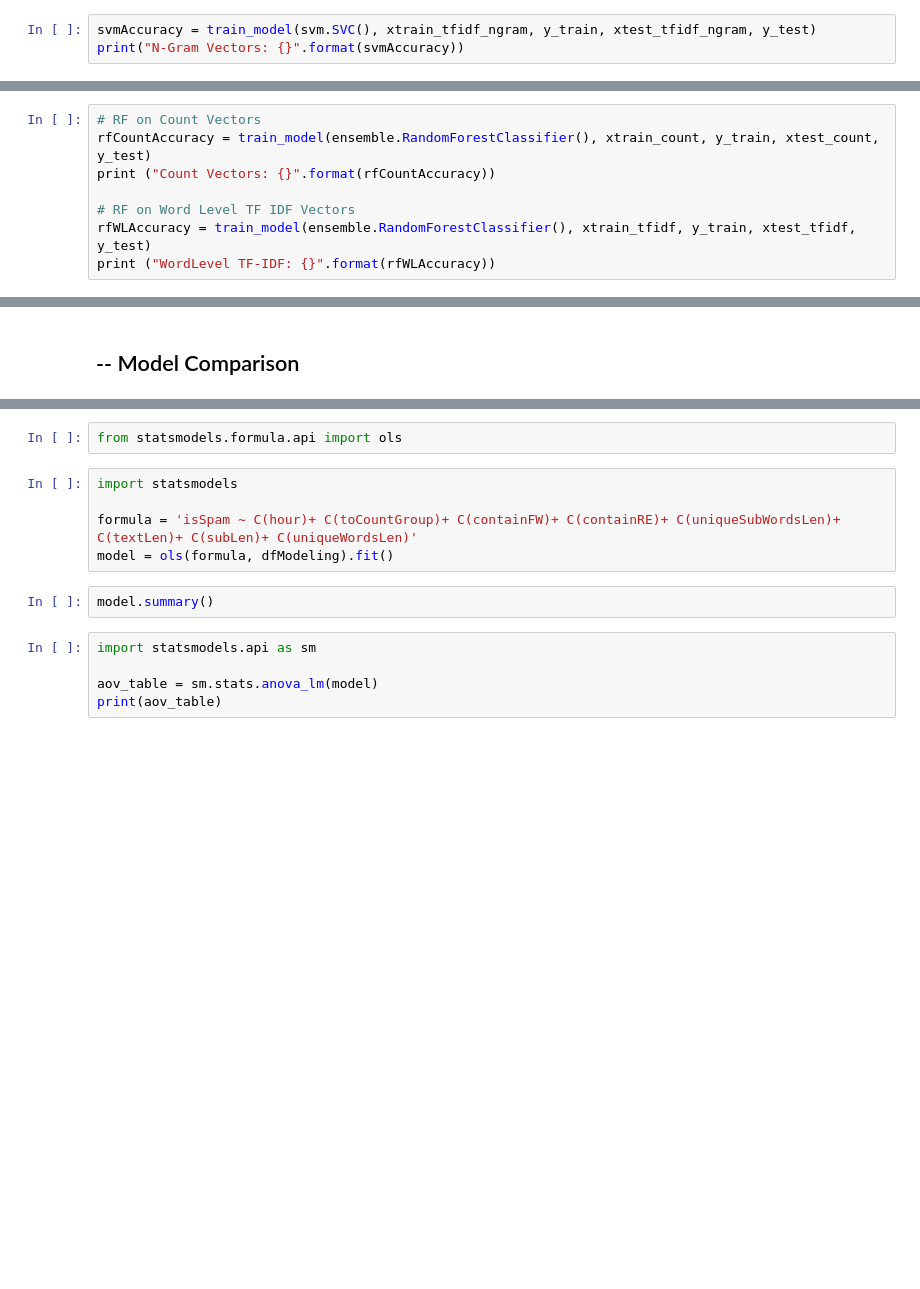
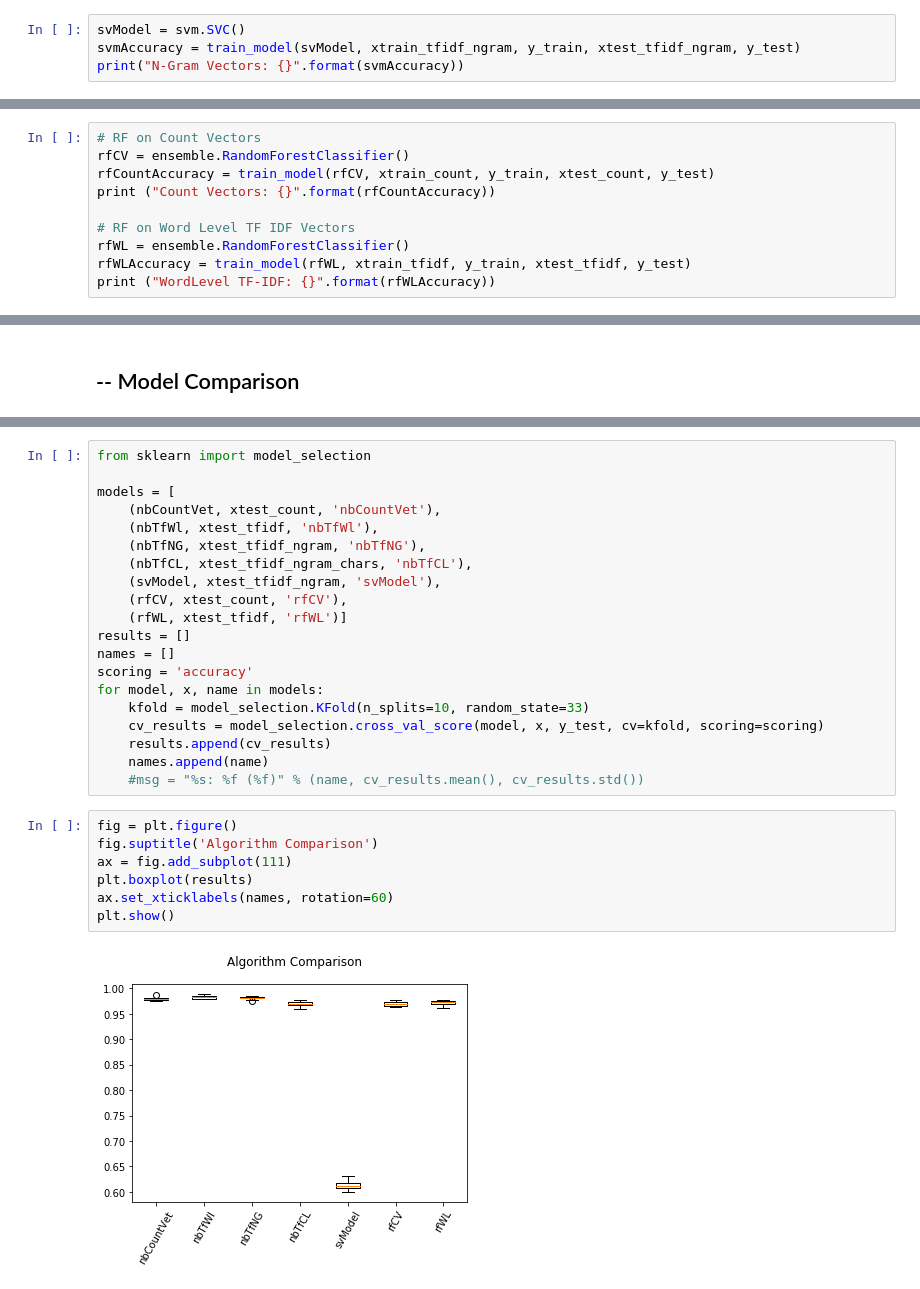
Before and after one commit to cordeiroph/SpamEmailClassifier, a Jupyter notebook: SpamEmailClassifier2.ipynb, the cells around one changed output, grey strips where cells are left out. Drawn from its saved outputs; the diff is of its cells as text; blank space fills up the shorter version.

```diff
--- a/SpamEmailClassifier2.ipynb
+++ b/SpamEmailClassifier2.ipynb
@@ -1417,6 +1364,7 @@ CharLevel Vectors:  0.9719549305041533
 # %% [markdown]
 ## --- SVM Model
 # %%
-svmAccuracy = train_model(svm.SVC(), xtrain_tfidf_ngram, y_train, xtest_tfidf_ngram, y_test)
+svModel = svm.SVC()
+svmAccuracy = train_model(svModel, xtrain_tfidf_ngram, y_train, xtest_tfidf_ngram, y_test)
 print("N-Gram Vectors: {}".format(svmAccuracy))
 # %% [output]
@@ -1425,10 +1373,12 @@ N-Gram Vectors: 0.6067110782136689
 ## --- Random Forest (Bagging Model)
 # %%
 # RF on Count Vectors
-rfCountAccuracy = train_model(ensemble.RandomForestClassifier(), xtrain_count, y_train, xtest_count, y_test)
+rfCV = ensemble.RandomForestClassifier()
+rfCountAccuracy = train_model(rfCV, xtrain_count, y_train, xtest_count, y_test)
 print ("Count Vectors: {}".format(rfCountAccuracy))
 
 # RF on Word Level TF IDF Vectors
-rfWLAccuracy = train_model(ensemble.RandomForestClassifier(), xtrain_tfidf, y_train, xtest_tfidf, y_test)
+rfWL = ensemble.RandomForestClassifier()
+rfWLAccuracy = train_model(rfWL, xtrain_tfidf, y_train, xtest_tfidf, y_test)
 print ("WordLevel TF-IDF: {}".format(rfWLAccuracy))
 # %% [output]
@@ -1453,14 +1389,29 @@ corr.style.background_gradient(cmap='coolwarm')
-# %%
-from statsmodels.formula.api import ols
-# %%
-import statsmodels
-
-formula = 'isSpam ~ C(hour)+ C(toCountGroup)+ C(containFW)+ C(containRE)+ C(uniqueSubWordsLen)+ C(textLen)+ C(subLen)+ C(uniqueWordsLen)'
-model = ols(formula, dfModeling).fit()
-# %%
-model.summary()
-# %%
-import statsmodels.api as sm
-
-aov_table = sm.stats.anova_lm(model)
-print(aov_table)
+# %%
+from sklearn import model_selection
+
+models = [
+    (nbCountVet, xtest_count, 'nbCountVet'),
+    (nbTfWl, xtest_tfidf, 'nbTfWl'),
+    (nbTfNG, xtest_tfidf_ngram, 'nbTfNG'),
+    (nbTfCL, xtest_tfidf_ngram_chars, 'nbTfCL'),
+    (svModel, xtest_tfidf_ngram, 'svModel'),
+    (rfCV, xtest_count, 'rfCV'),
+    (rfWL, xtest_tfidf, 'rfWL')]
+results = []
+names = []
+scoring = 'accuracy'
+for model, x, name in models:
+    kfold = model_selection.KFold(n_splits=10, random_state=33)
+    cv_results = model_selection.cross_val_score(model, x, y_test, cv=kfold, scoring=scoring)
+    results.append(cv_results)
+    names.append(name)
+    #msg = "%s: %f (%f)" % (name, cv_results.mean(), cv_results.std())
+# %%
+fig = plt.figure()
+fig.suptitle('Algorithm Comparison')
+ax = fig.add_subplot(111)
+plt.boxplot(results)
+ax.set_xticklabels(names, rotation=60)
+plt.show()
+# %% [output]
+[figure, added]
```
Also changed, not shown: parts of 22 cells of this notebook.
